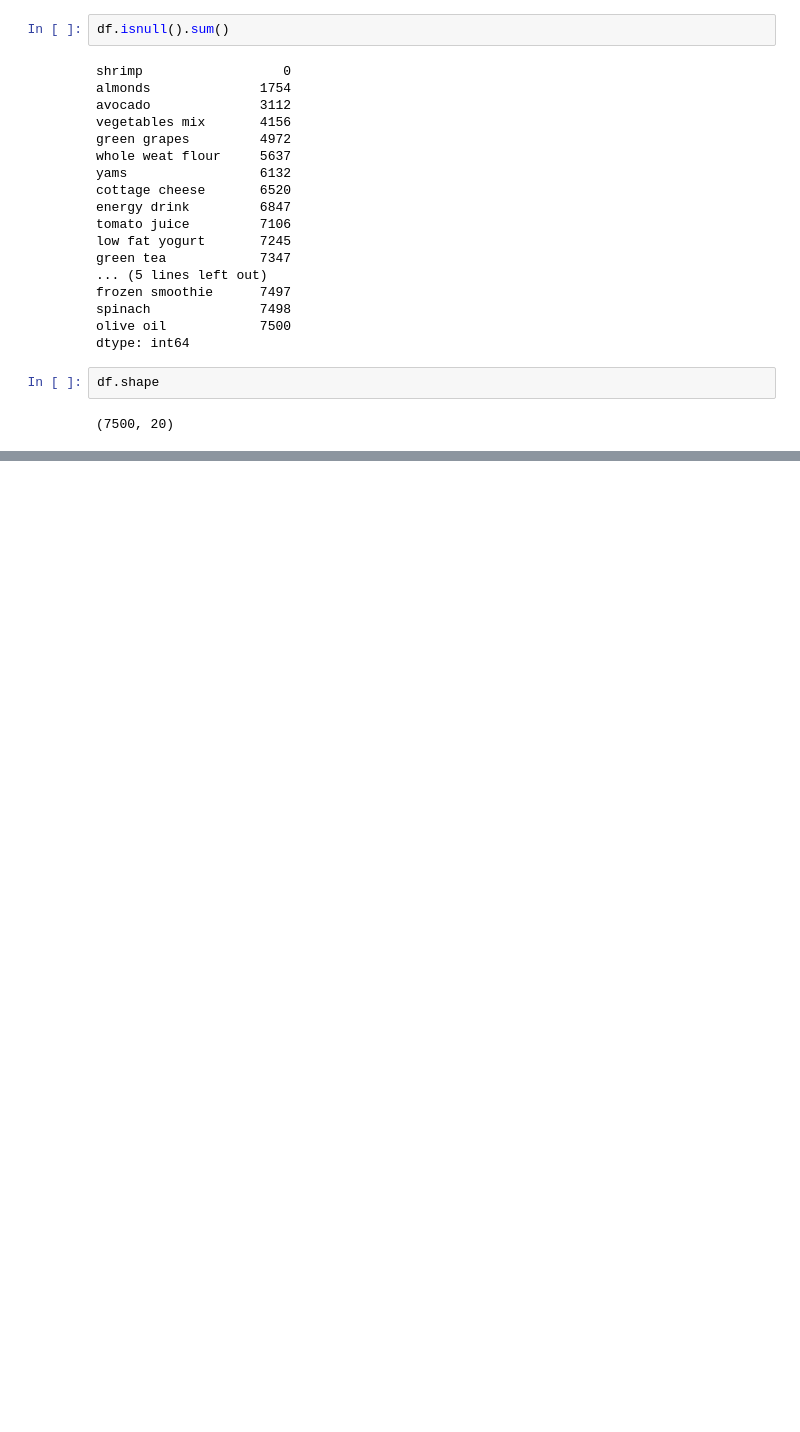
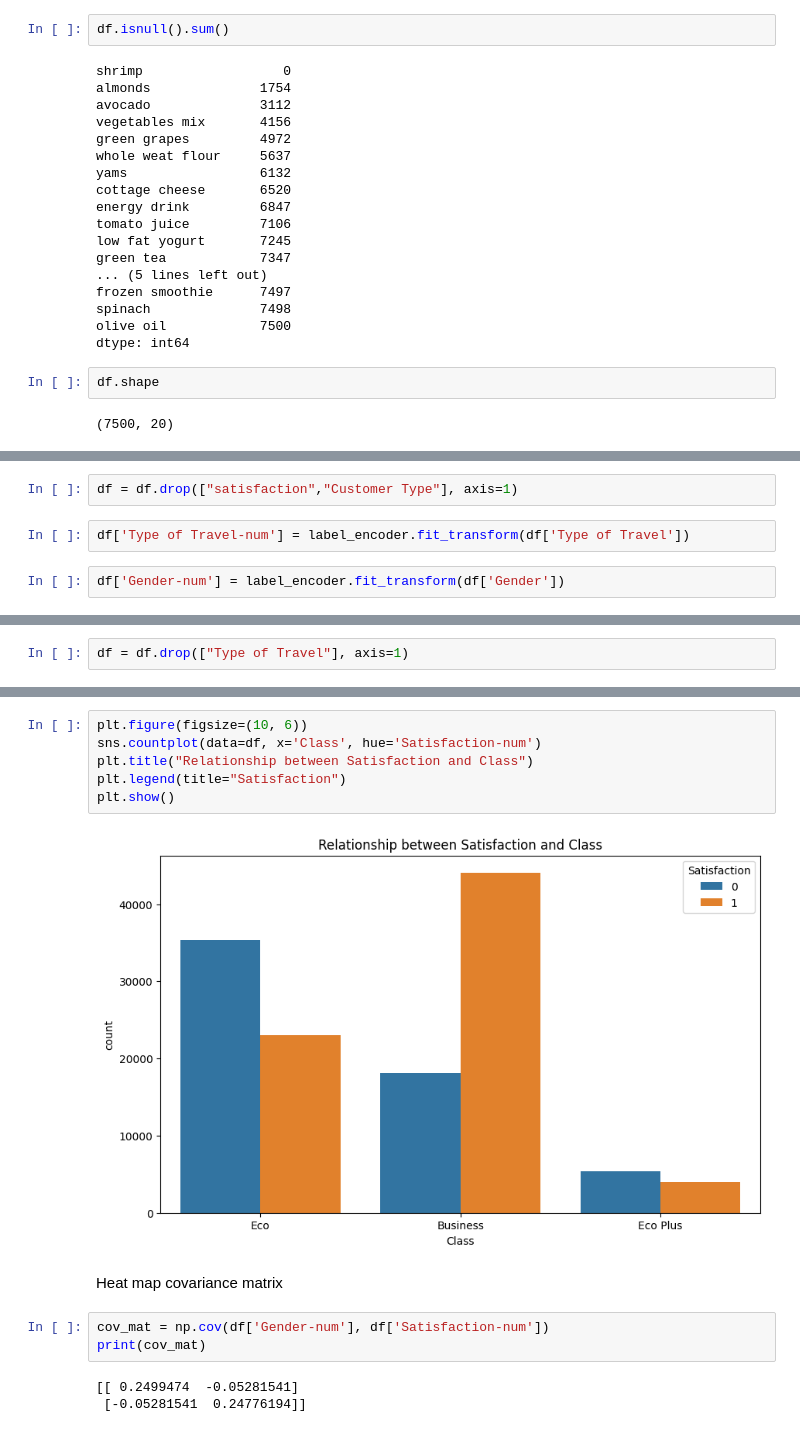
Before and after one commit to Akshithaa25/Machine_Learning_502, a Jupyter notebook: 2348502_ML_LAB_3.ipynb, the cells around one changed output, grey strips where cells are left out. Saved outputs shown, nothing was run; the diff lists cells and outputs as text; blank space fills up the shorter version.

```diff
--- a/2348502_ML_LAB_3.ipynb
+++ b/2348502_ML_LAB_3.ipynb
@@ -46,0 +223,6 @@ df.shape
+# %%
+df = df.drop(["satisfaction","Customer Type"], axis=1)
+# %%
+df['Type of Travel-num'] = label_encoder.fit_transform(df['Type of Travel'])
+# %%
+df['Gender-num'] = label_encoder.fit_transform(df['Gender'])
@@ -46,0 +245,2 @@ df.shape
+# %%
+df = df.drop(["Type of Travel"], axis=1)
@@ -46,0 +294,16 @@ df.shape
+# %%
+plt.figure(figsize=(10, 6))
+sns.countplot(data=df, x='Class', hue='Satisfaction-num')
+plt.title("Relationship between Satisfaction and Class")
+plt.legend(title="Satisfaction")
+plt.show()
+# %% [output]
+[figure, added]
+# %% [markdown]
+Heat map covariance matrix
+# %%
+cov_mat = np.cov(df['Gender-num'], df['Satisfaction-num'])
+print(cov_mat)
+# %% [output]
+[[ 0.2499474  -0.05281541]
+ [-0.05281541  0.24776194]]
```
Also changed, not shown: parts of 27 cells of this notebook.
